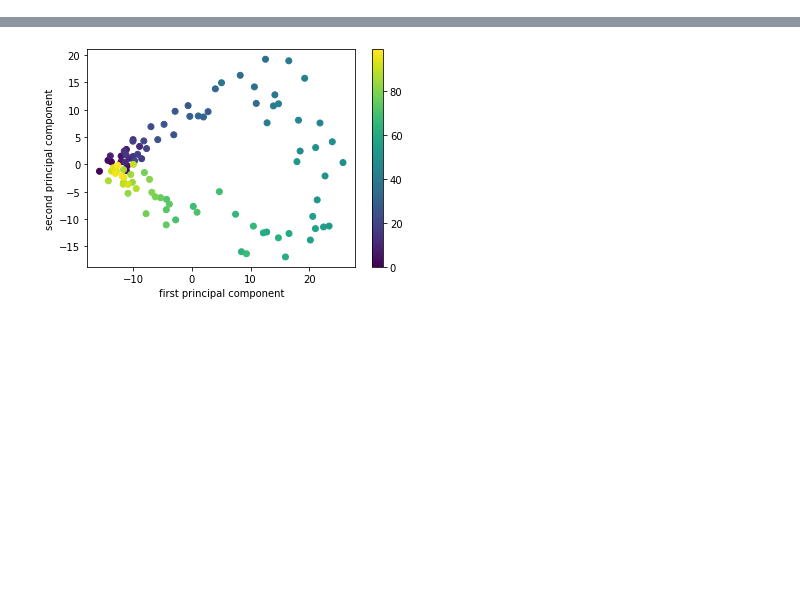
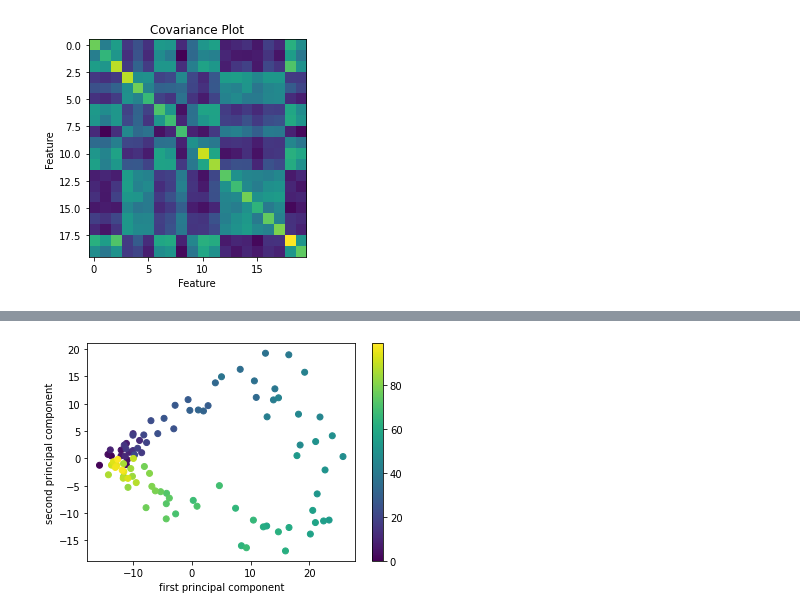
Before and after one commit to bramantyois/machine_intelligence_2, a Jupyter notebook: week-01/01_PCA.ipynb, the cells around one changed output, grey strips where cells are left out. Drawn from its saved outputs; the diff is of its cells as text; code cells hidden in the pictures; blank space fills up the shorter version.

```diff
--- a/week-01/01_PCA.ipynb
+++ b/week-01/01_PCA.ipynb
@@ -47,0 +91,4 @@ data.shape
+# %%
+pca1.plot_cov()
+# %% [output]
+[figure, added]
```
Also changed, not shown: parts of 23 cells of this notebook, 1 other file.
